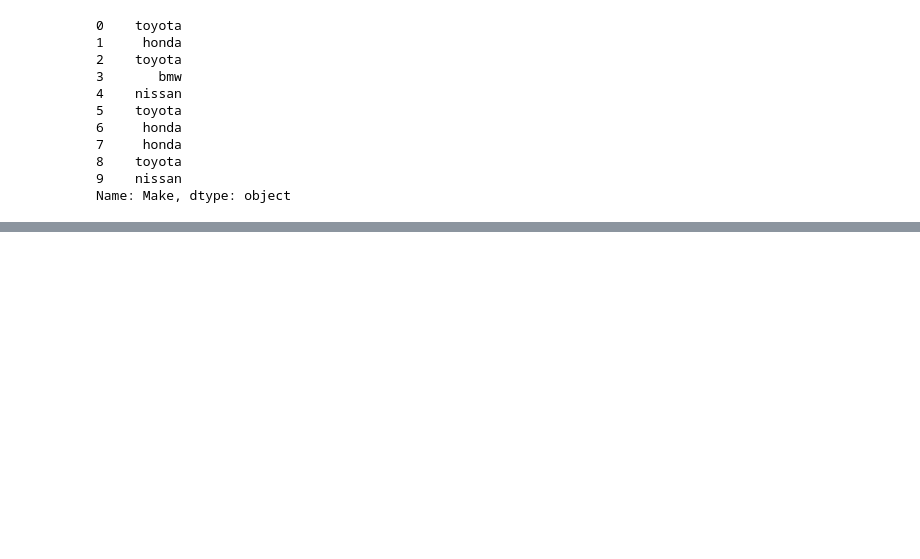
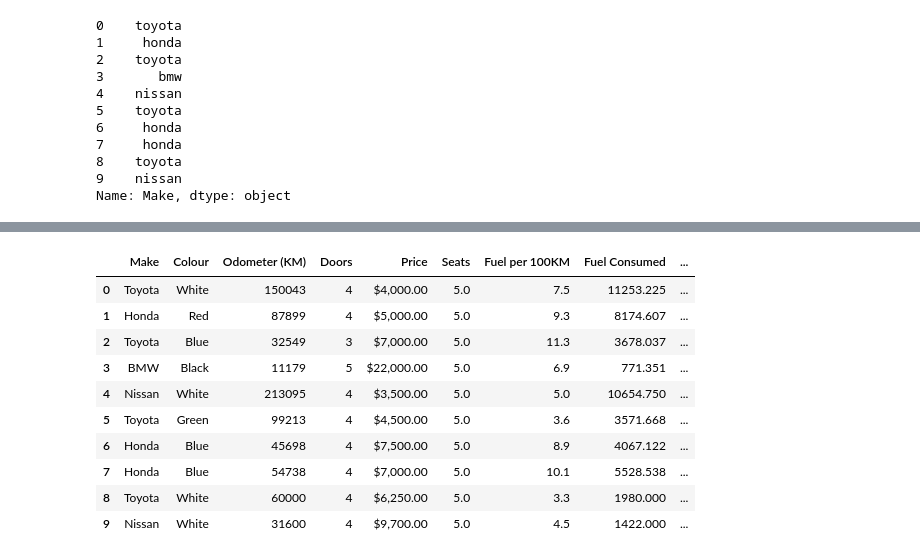
Before and after one commit to aman-mishra-02/Machine-Learning, a Jupyter notebook: Pandas/pandas.ipynb, the cells around one changed output, grey strips where cells are left out. Drawn from its saved outputs; the diff is of its cells as text; code cells hidden in the pictures; blank space fills up the shorter version.

```diff
--- a/Pandas/pandas.ipynb
+++ b/Pandas/pandas.ipynb
@@ -210,0 +241,6 @@ Name: Make, dtype: object
+# %%
+# New Column
+
+Seats_column = pd.Series([5,5,5,5,5])
+car_sales['Seats'] = Seats_column
+car_sales
@@ -210,0 +259,3 @@ Name: Make, dtype: object
+# %%
+car_sales['Seats'].fillna(5, inplace=True)
+car_sales
@@ -210,0 +274,4 @@ Name: Make, dtype: object
+# %%
+fuel_economy = [7.5, 9.3,11.3, 6.9, 5.0, 3.6, 8.9, 10.1,3.3, 4.5]
+car_sales['Fuel per 100KM'] = fuel_economy
+car_sales
@@ -210,0 +290,16 @@ Name: Make, dtype: object
+# %%
+car_sales['Fuel Consumed (L)'] = car_sales['Fuel per 100KM']*car_sales['Odometer (KM)']/100
+# %%
+car_sales
+# %% [output]
+|  | Make | Colour | Odometer (KM) | Doors | Price | Seats | Fuel per 100KM | Fuel Consumed | ... |
+| 0 | Toyota | White | 150043 | 4 | $4,000.00 | 5.0 | 7.5 | 11253.225 | ... |
+| 1 | Honda | Red | 87899 | 4 | $5,000.00 | 5.0 | 9.3 | 8174.607 | ... |
+| 2 | Toyota | Blue | 32549 | 3 | $7,000.00 | 5.0 | 11.3 | 3678.037 | ... |
+| 3 | BMW | Black | 11179 | 5 | $22,000.00 | 5.0 | 6.9 | 771.351 | ... |
+| 4 | Nissan | White | 213095 | 4 | $3,500.00 | 5.0 | 5.0 | 10654.750 | ... |
+| 5 | Toyota | Green | 99213 | 4 | $4,500.00 | 5.0 | 3.6 | 3571.668 | ... |
+| 6 | Honda | Blue | 45698 | 4 | $7,500.00 | 5.0 | 8.9 | 4067.122 | ... |
+| 7 | Honda | Blue | 54738 | 4 | $7,000.00 | 5.0 | 10.1 | 5528.538 | ... |
+| 8 | Toyota | White | 60000 | 4 | $6,250.00 | 5.0 | 3.3 | 1980.000 | ... |
+| 9 | Nissan | White | 31600 | 4 | $9,700.00 | 5.0 | 4.5 | 1422.000 | ... |
```
Also changed, not shown: parts of 8 cells of this notebook.
